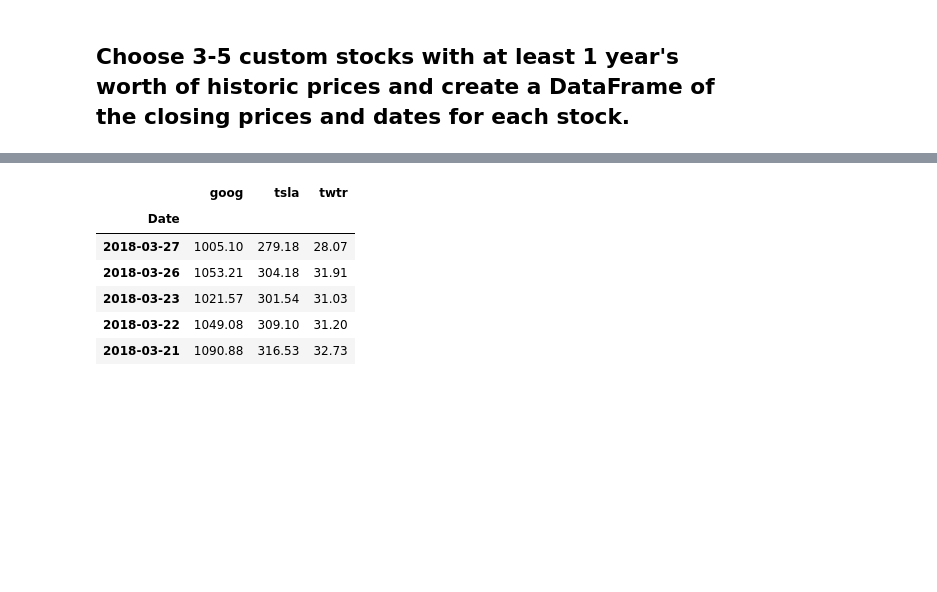
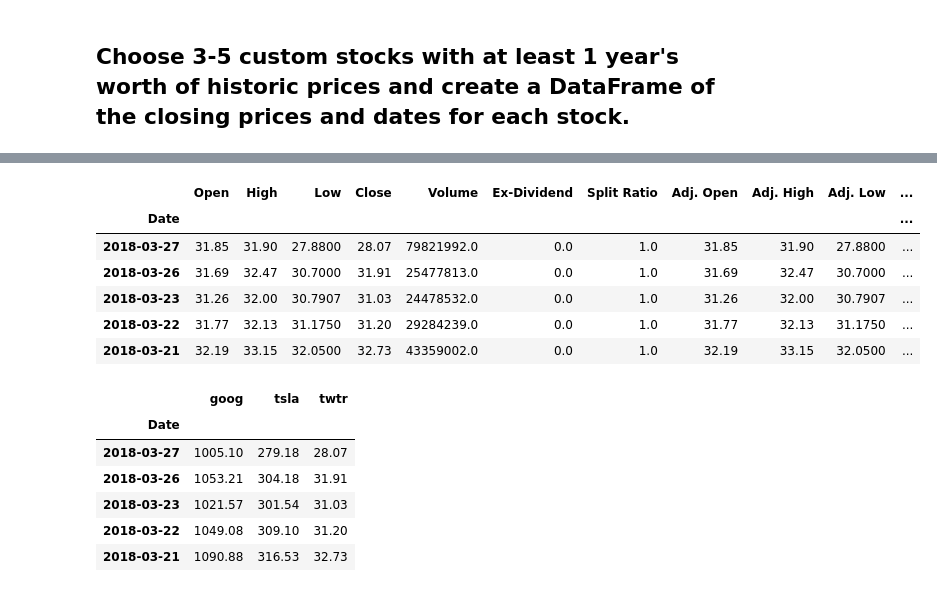
Before and after one commit to mmsaki/whale_portfolio, a Jupyter notebook: whale_analysis.ipynb, the cells around one changed output, grey strips where cells are left out. Cells and saved outputs as stored; diff of their text form; code cells hidden in the pictures; blank space fills up the shorter version.

```diff
--- a/whale_analysis.ipynb
+++ b/whale_analysis.ipynb
@@ -352,7 +415,18 @@ tsla_df = pd.read_csv(tsla_csv_path, index_col="Date", parse_dates=True, infer_d
 # %%
 # Reading data from 3rd stock
 twtr_csv_path = Path("./custom_portfolio/TWTR.csv")
+
 twtr_df = pd.read_csv(twtr_csv_path, index_col="Date", parse_dates=True, infer_datetime_format=True)
+
+twtr_df.head()
+# %% [output]
+|  | Open | High | Low | Close | Volume | Ex-Dividend | Split Ratio | Adj. Open | Adj. High | Adj. Low | ... |
+| Date |  |  |  |  |  |  |  |  |  |  | ... |
+| 2018-03-27 | 31.85 | 31.90 | 27.8800 | 28.07 | 79821992.0 | 0.0 | 1.0 | 31.85 | 31.90 | 27.8800 | ... |
+| 2018-03-26 | 31.69 | 32.47 | 30.7000 | 31.91 | 25477813.0 | 0.0 | 1.0 | 31.69 | 32.47 | 30.7000 | ... |
+| 2018-03-23 | 31.26 | 32.00 | 30.7907 | 31.03 | 24478532.0 | 0.0 | 1.0 | 31.26 | 32.00 | 30.7907 | ... |
+| 2018-03-22 | 31.77 | 32.13 | 31.1750 | 31.20 | 29284239.0 | 0.0 | 1.0 | 31.77 | 32.13 | 31.1750 | ... |
+| 2018-03-21 | 32.19 | 33.15 | 32.0500 | 32.73 | 43359002.0 | 0.0 | 1.0 | 32.19 | 33.15 | 32.0500 | ... |
 # %%
 # Combine all stocks in a single DataFrame & reorganize portfolio data by having a column per symbol
 my_stocks = pd.concat([goog_df.Close, tsla_df.Close, twtr_df.Close], axis="columns", join="inner")
```
Also changed, not shown: parts of 13 cells of this notebook, 2 other files.
